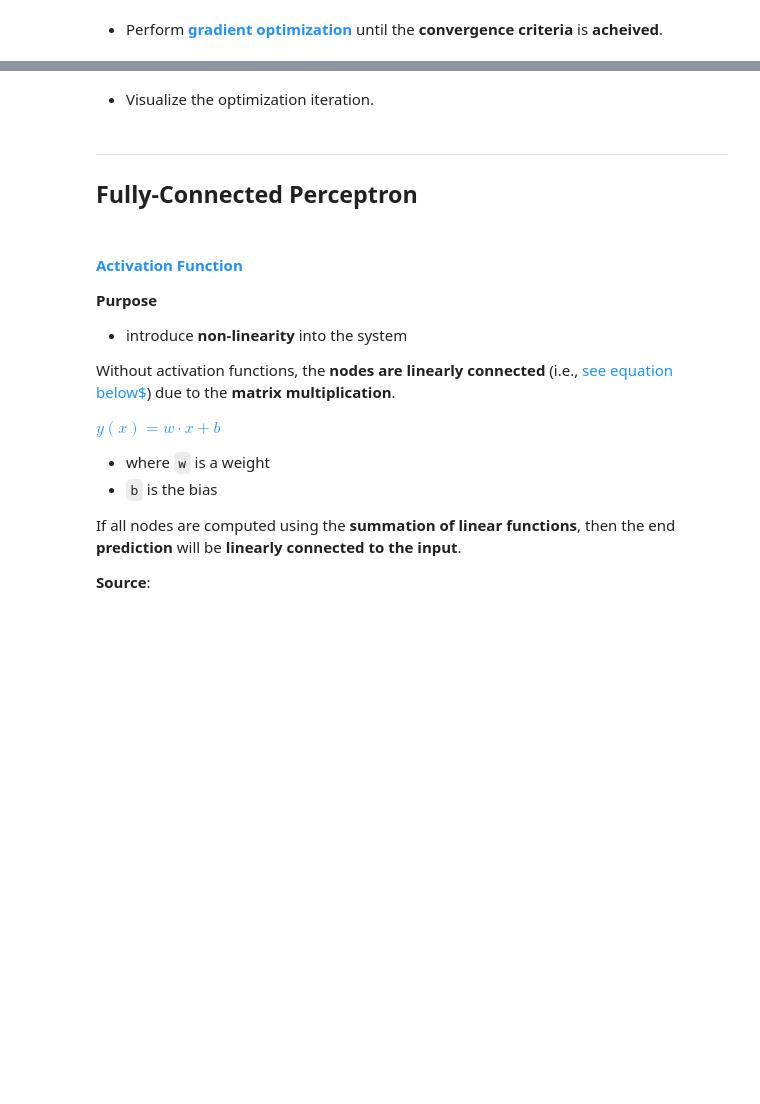
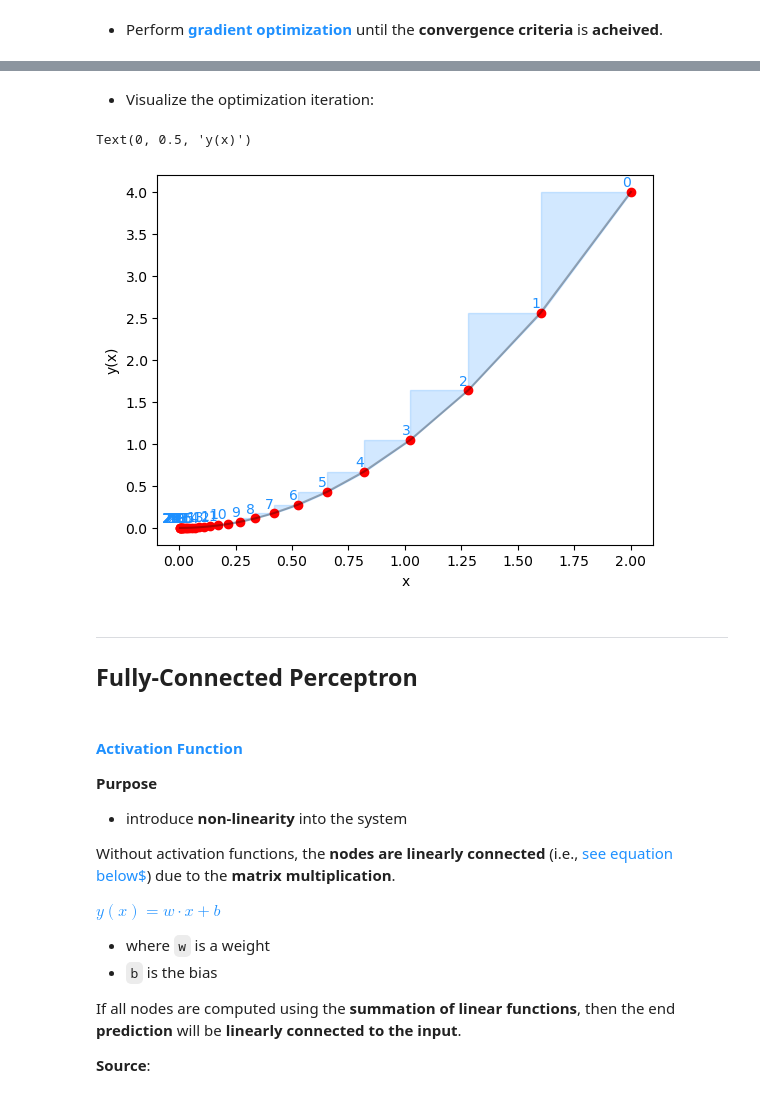
Before and after one commit to karlkirschner/Scientific_Programming_Course, a Jupyter notebook: numpy_nn_perceptron.ipynb, the cells around one changed output, grey strips where cells are left out. Cells and saved outputs as stored; diff of their text form; code cells hidden in the pictures; blank space fills up the shorter version.

```diff
--- a/numpy_nn_perceptron.ipynb
+++ b/numpy_nn_perceptron.ipynb
@@ -158,15 +189,28 @@ iteration_pd
 # %% [markdown]
-- Visualize the optimization iteration.
+- Visualize the optimization iteration:
-# %%
-plt.plot(iteration_pd['x'], iteration_pd['y(x)'])
-plt.scatter(iteration_pd['x'], iteration_pd['y(x)'], color='red', label='iteration')
-
-for index, row in iteration_pd.iterrows():
-    plt.text(row['x'] + 0.0, row['y(x)'] + 0.05, str(index),
-             fontsize=10, color='DodgerBlue', ha='right', va='bottom')
-
-plt.xlabel(xlabel='x')
-plt.ylabel(ylabel='y(x)')
+# %%
+for i in range(len(iteration_pd) - 1):
+    x_curr, y_curr = iteration_pd.iloc[i]['x'], iteration_pd.iloc[i]['y(x)']
+    x_next, y_next = iteration_pd.iloc[i+1]['x'], iteration_pd.iloc[i+1]['y(x)']
+
+    triangle_x = [x_curr, x_next, x_next]
+    triangle_y = [y_curr, y_curr, y_next]
+
+    plt.fill(triangle_x, triangle_y, color='DodgerBlue', alpha=0.2)
+
+plt.plot(iteration_pd['x'], iteration_pd['y(x)'], color='black', alpha=0.3)
+plt.scatter(iteration_pd['x'], iteration_pd['y(x)'], color='red', label='iteration')
+
+## Annotation
+for index, row in iteration_pd.iterrows():
+    plt.text(row['x'] + 0.0, row['y(x)'] + 0.03, str(index),
+             fontsize=10, color='DodgerBlue', ha='right', va='bottom')
+
+plt.xlabel(xlabel='x')
+plt.ylabel(ylabel='y(x)')
+# %% [output]
+Text(0, 0.5, 'y(x)')
+[figure, added]
 # %% [markdown]
 <hr style="border:2px solid gray"></hr>
 
```
Also changed, not shown: parts of 6 cells of this notebook, 2 other files.
